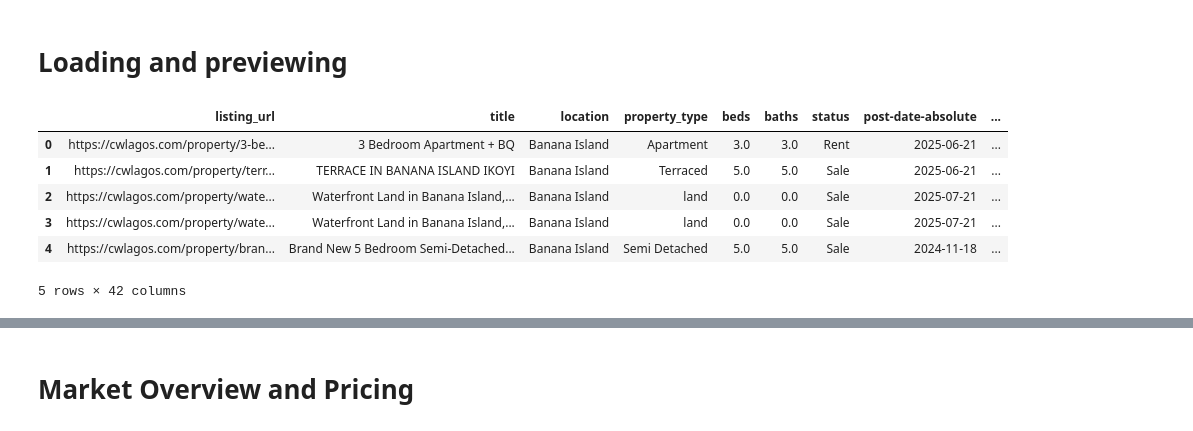
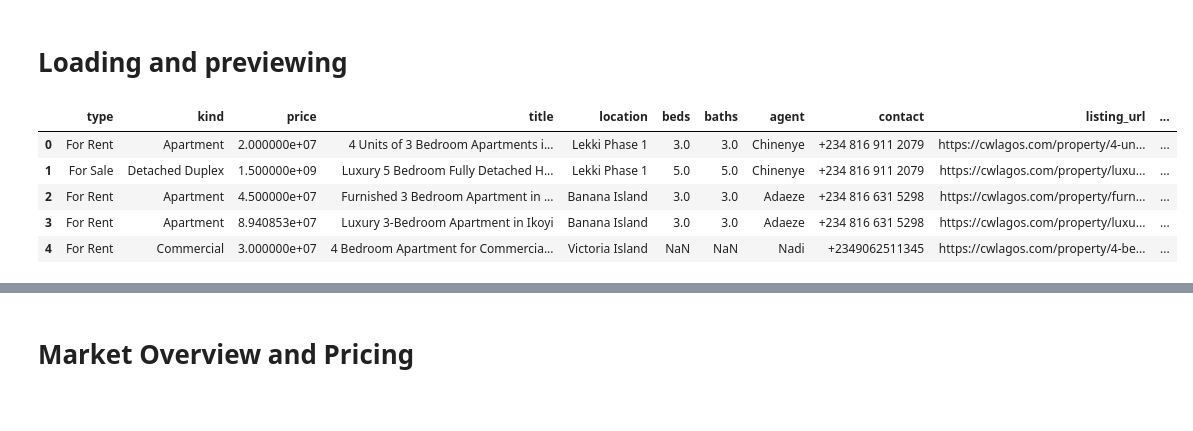
Before and after one commit to adamlaw669/Lagos-Real-Estate-Market-Analysis, a Jupyter notebook: notebooks/exploratory_data_analysis.ipynb, the cells around one changed output, grey strips where cells are left out. Drawn from its saved outputs; the diff is of its cells as text; code cells hidden in the pictures.

Commit message:
market analysis

```diff
--- a/notebooks/exploratory_data_analysis.ipynb
+++ b/notebooks/exploratory_data_analysis.ipynb
@@ -8,14 +10,13 @@ from IPython.display import display
 # %% [markdown]
 # Loading and previewing
 # %%
-df = pd.read_csv('../data/cleaned/lagos_real_estate_cleaned.csv')
+df = pd.read_csv('../data/cleaned/lagos_real_estate_market_data_cleaned.csv')
 df.head()
 # %% [output]
-|  | listing_url | title | location | property_type | beds | baths | status | post-date-absolute | ... |
-| 0 | https://cwlagos.com/property/3-be... | 3 Bedroom Apartment + BQ | Banana Island | Apartment | 3.0 | 3.0 | Rent | 2025-06-21 | ... |
-| 1 | https://cwlagos.com/property/terr... | TERRACE IN BANANA ISLAND IKOYI | Banana Island | Terraced | 5.0 | 5.0 | Sale | 2025-06-21 | ... |
-| 2 | https://cwlagos.com/property/wate... | Waterfront Land in Banana Island,... | Banana Island | land | 0.0 | 0.0 | Sale | 2025-07-21 | ... |
-| 3 | https://cwlagos.com/property/wate... | Waterfront Land in Banana Island,... | Banana Island | land | 0.0 | 0.0 | Sale | 2025-07-21 | ... |
-| 4 | https://cwlagos.com/property/bran... | Brand New 5 Bedroom Semi-Detached... | Banana Island | Semi Detached | 5.0 | 5.0 | Sale | 2024-11-18 | ... |
+|  | type | kind | price | title | location | beds | baths | agent | contact | listing_url | ... |
+| 0 | For Rent | Apartment | 2.000000e+07 | 4 Units of 3 Bedroom Apartments i... | Lekki Phase 1 | 3.0 | 3.0 | Chinenye | +234 816 911 2079 | https://cwlagos.com/property/4-un... | ... |
+| 1 | For Sale | Detached Duplex | 1.500000e+09 | Luxury 5 Bedroom Fully Detached H... | Lekki Phase 1 | 5.0 | 5.0 | Chinenye | +234 816 911 2079 | https://cwlagos.com/property/luxu... | ... |
+| 2 | For Rent | Apartment | 4.500000e+07 | Furnished 3 Bedroom Apartment in ... | Banana Island | 3.0 | 3.0 | Adaeze | +234 816 631 5298 | https://cwlagos.com/property/furn... | ... |
+| 3 | For Rent | Apartment | 8.940853e+07 | Luxury 3-Bedroom Apartment in Ikoyi | Banana Island | 3.0 | 3.0 | Adaeze | +234 816 631 5298 | https://cwlagos.com/property/luxu... | ... |
+| 4 | For Rent | Commercial | 3.000000e+07 | 4 Bedroom Apartment for Commercia... | Victoria Island | NaN | NaN | Nadi | +2349062511345 | https://cwlagos.com/property/4-be... | ... |
-5 rows × 42 columns
 # %%
```
Also changed, not shown: parts of 13 cells of this notebook, 2 other files.
